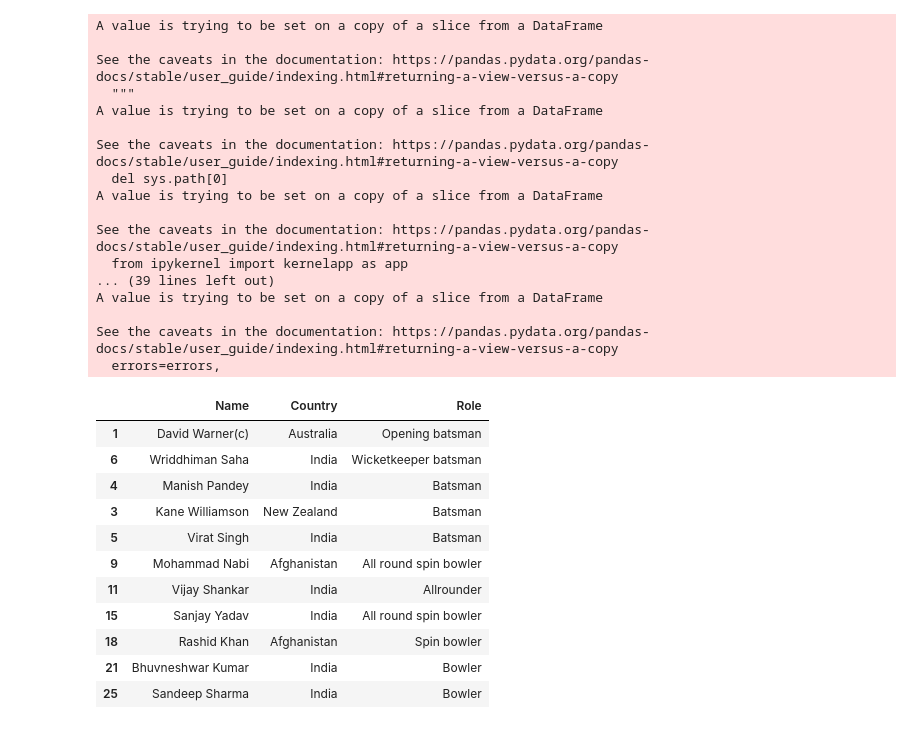
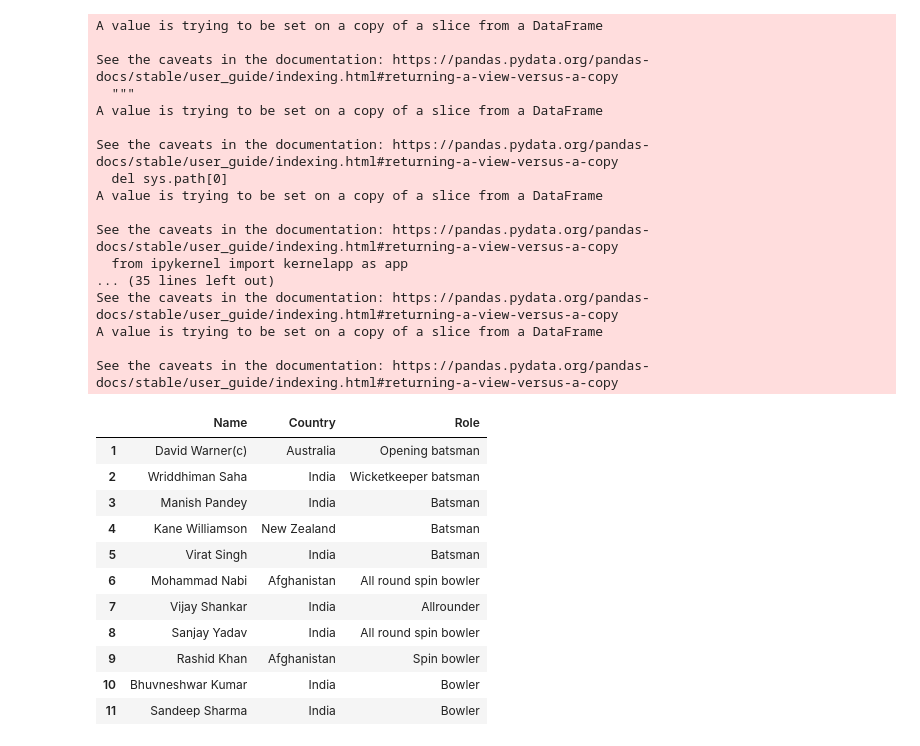
Before and after one commit to kanishk96/IPL_Prediction, a Jupyter notebook: SRH.ipynb, the cells around one changed output. Saved outputs shown, nothing was run; the diff lists cells and outputs as text; code cells hidden in the pictures.

```diff
--- a/SRH.ipynb
+++ b/SRH.ipynb
@@ -288,42 +288,44 @@ if(Overseas_Count > 4):#removes the extra overseas players
             top_sbw_df=top_sbw_df.append(Reserved_Indian_Spin_Bowlers.head(1))
             Reserved_Indian_Spin_Bowlers=Reserved_Indian_Spin_Bowlers[1:]
     Current_Overseas_Players=pd.merge(Current_Overseas_Players,Current_Overseas_Players.tail(Overseas_Count-4), indicator=True, how='outer').query('_merge=="left_only"').drop('_merge', axis=1)
     Final_11=initial_team(captain_df,owk_df,top_obt_df,top_bat_df,wkb_df,top_fbw_df,top_sbw_df,final_all_df).iloc[:,[0,1,2]]
 else:
      Final_11=Predicted_11.iloc[:,[0,1,2]]
 #Current_Overseas_Players
 #Reserved_Indian_Batsman
+Final_11=Final_11.reset_index(drop=True)
+Final_11.index=Final_11.index+1
 Final_11
 #final_all_df
 #Reserved_Indian_ALL_or_ASP
 #top_fbw_df
 # %% [output]
 A value is trying to be set on a copy of a slice from a DataFrame
 
 See the caveats in the documentation: https://pandas.pydata.org/pandas-docs/stable/user_guide/indexing.html#returning-a-view-versus-a-copy
   """
 A value is trying to be set on a copy of a slice from a DataFrame
 
 See the caveats in the documentation: https://pandas.pydata.org/pandas-docs/stable/user_guide/indexing.html#returning-a-view-versus-a-copy
   del sys.path[0]
 A value is trying to be set on a copy of a slice from a DataFrame
 
 See the caveats in the documentation: https://pandas.pydata.org/pandas-docs/stable/user_guide/indexing.html#returning-a-view-versus-a-copy
   from ipykernel import kernelapp as app
-... (39 lines left out)
+... (35 lines left out)
+See the caveats in the documentation: https://pandas.pydata.org/pandas-docs/stable/user_guide/indexing.html#returning-a-view-versus-a-copy
 A value is trying to be set on a copy of a slice from a DataFrame
 
 See the caveats in the documentation: https://pandas.pydata.org/pandas-docs/stable/user_guide/indexing.html#returning-a-view-versus-a-copy
-  errors=errors,
 |  | Name | Country | Role |
 | 1 | David Warner(c) | Australia | Opening batsman |
-| 6 | Wriddhiman Saha | India | Wicketkeeper batsman |
-| 4 | Manish Pandey | India | Batsman |
-| 3 | Kane Williamson | New Zealand | Batsman |
+| 2 | Wriddhiman Saha | India | Wicketkeeper batsman |
+| 3 | Manish Pandey | India | Batsman |
+| 4 | Kane Williamson | New Zealand | Batsman |
 | 5 | Virat Singh | India | Batsman |
-| 9 | Mohammad Nabi | Afghanistan | All round spin bowler |
-| 11 | Vijay Shankar | India | Allrounder |
-| 15 | Sanjay Yadav | India | All round spin bowler |
-| 18 | Rashid Khan | Afghanistan | Spin bowler |
-| 21 | Bhuvneshwar Kumar | India | Bowler |
-| 25 | Sandeep Sharma | India | Bowler |
+| 6 | Mohammad Nabi | Afghanistan | All round spin bowler |
+| 7 | Vijay Shankar | India | Allrounder |
+| 8 | Sanjay Yadav | India | All round spin bowler |
+| 9 | Rashid Khan | Afghanistan | Spin bowler |
+| 10 | Bhuvneshwar Kumar | India | Bowler |
+| 11 | Sandeep Sharma | India | Bowler |
```
Also changed, not shown: 7 other files.
